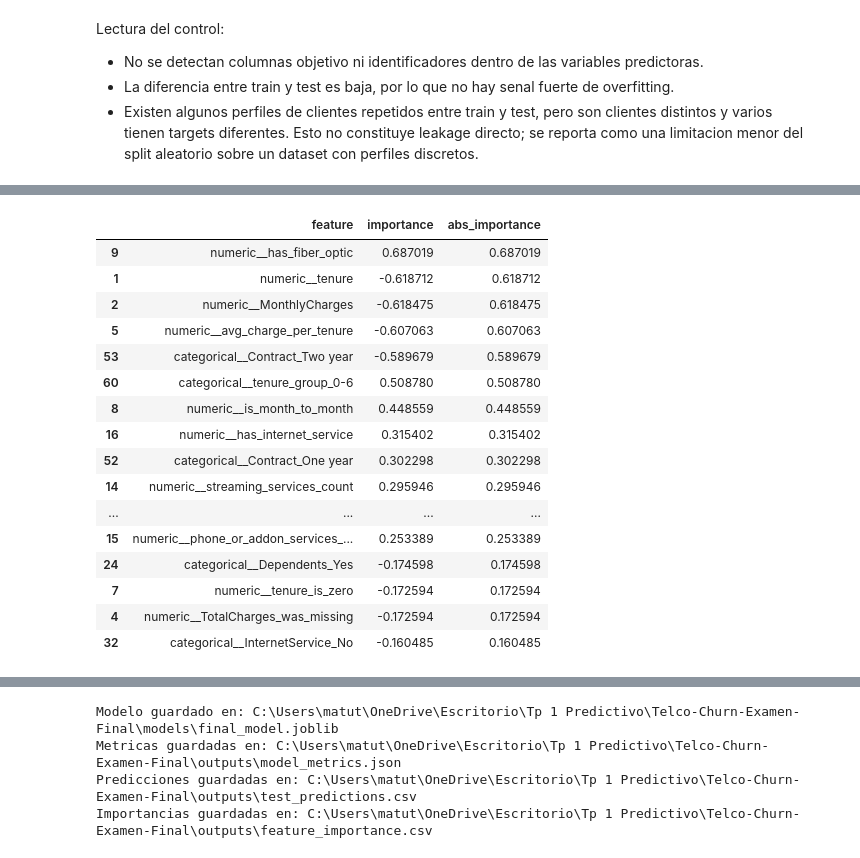
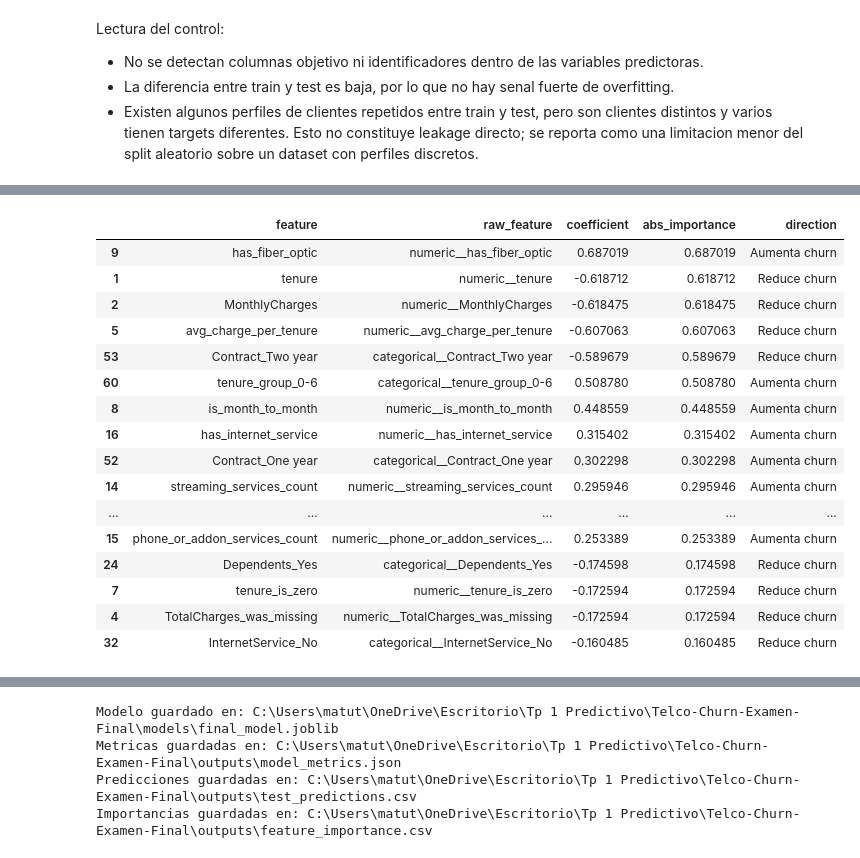
Before and after one commit to matigold22/Final_Predictiva, a Jupyter notebook: notebooks/01_train_final_model.ipynb, the cells around one changed output, grey strips where cells are left out. Saved outputs shown, nothing was run; the diff lists cells and outputs as text; code cells hidden in the pictures.

```diff
--- a/notebooks/01_train_final_model.ipynb
+++ b/notebooks/01_train_final_model.ipynb
@@ -634,45 +639,53 @@ Estas importancias deben leerse como senales predictivas, no como causalidad. Po
 # %%
+from sklearn.inspection import permutation_importance
+import shap
+
+def clean_feature_name(name: str) -> str:
+    return (
+        name
+        .replace("numeric__", "")
+        .replace("categorical__", "")
+    )
+
 def get_feature_names(fitted_pipeline):
     pre = fitted_pipeline.named_steps["preprocessor"]
     return pre.get_feature_names_out()
 
 feature_names = get_feature_names(final_model)
+clean_feature_names = [clean_feature_name(name) for name in feature_names]
 model_step = final_model.named_steps["model"]
 
-if hasattr(model_step, "coef_"):
-    importance = pd.DataFrame({
-        "feature": feature_names,
-        "importance": model_step.coef_[0],
-    })
-    importance["abs_importance"] = importance["importance"].abs()
-    importance = importance.sort_values("abs_importance", ascending=False)
-elif hasattr(model_step, "feature_importances_"):
-    importance = pd.DataFrame({
-        "feature": feature_names,
-        "importance": model_step.feature_importances_,
-    })
-    importance["abs_importance"] = importance["importance"].abs()
-    importance = importance.sort_values("abs_importance", ascending=False)
-else:
-    importance = pd.DataFrame({"feature": feature_names, "importance": np.nan, "abs_importance": np.nan})
+coef_importance = pd.DataFrame({
+    "feature": clean_feature_names,
+    "raw_feature": feature_names,
+    "coefficient": model_step.coef_[0],
+})
+coef_importance["abs_importance"] = coef_importance["coefficient"].abs()
+coef_importance["direction"] = np.where(coef_importance["coefficient"] >= 0, "Aumenta churn", "Reduce churn")
+coef_importance = coef_importance.sort_values("abs_importance", ascending=False)
+coef_importance.to_csv(OUTPUTS_DIR / "feature_importance_coefficients.csv", index=False)
 
-importance.head(20)
+# Se mantiene este nombre historico para compatibilidad con README/outputs previos.
+importance = coef_importance.rename(columns={"coefficient": "importance"}).copy()
+importance.to_csv(OUTPUTS_DIR / "feature_importance.csv", index=False)
+
+coef_importance.head(20)
 # %% [output]
-|  | feature | importance | abs_importance |
-| 9 | numeric__has_fiber_optic | 0.687019 | 0.687019 |
-| 1 | numeric__tenure | -0.618712 | 0.618712 |
-| 2 | numeric__MonthlyCharges | -0.618475 | 0.618475 |
-| 5 | numeric__avg_charge_per_tenure | -0.607063 | 0.607063 |
-| 53 | categorical__Contract_Two year | -0.589679 | 0.589679 |
-| 60 | categorical__tenure_group_0-6 | 0.508780 | 0.508780 |
-| 8 | numeric__is_month_to_month | 0.448559 | 0.448559 |
-| 16 | numeric__has_internet_service | 0.315402 | 0.315402 |
-| 52 | categorical__Contract_One year | 0.302298 | 0.302298 |
-| 14 | numeric__streaming_services_count | 0.295946 | 0.295946 |
-| ... | ... | ... | ... |
-| 15 | numeric__phone_or_addon_services_... | 0.253389 | 0.253389 |
-| 24 | categorical__Dependents_Yes | -0.174598 | 0.174598 |
-| 7 | numeric__tenure_is_zero | -0.172594 | 0.172594 |
-| 4 | numeric__TotalCharges_was_missing | -0.172594 | 0.172594 |
-| 32 | categorical__InternetService_No | -0.160485 | 0.160485 |
+|  | feature | raw_feature | coefficient | abs_importance | direction |
+| 9 | has_fiber_optic | numeric__has_fiber_optic | 0.687019 | 0.687019 | Aumenta churn |
+| 1 | tenure | numeric__tenure | -0.618712 | 0.618712 | Reduce churn |
+| 2 | MonthlyCharges | numeric__MonthlyCharges | -0.618475 | 0.618475 | Reduce churn |
+| 5 | avg_charge_per_tenure | numeric__avg_charge_per_tenure | -0.607063 | 0.607063 | Reduce churn |
+| 53 | Contract_Two year | categorical__Contract_Two year | -0.589679 | 0.589679 | Reduce churn |
+| 60 | tenure_group_0-6 | categorical__tenure_group_0-6 | 0.508780 | 0.508780 | Aumenta churn |
+| 8 | is_month_to_month | numeric__is_month_to_month | 0.448559 | 0.448559 | Aumenta churn |
+| 16 | has_internet_service | numeric__has_internet_service | 0.315402 | 0.315402 | Aumenta churn |
+| 52 | Contract_One year | categorical__Contract_One year | 0.302298 | 0.302298 | Aumenta churn |
+| 14 | streaming_services_count | numeric__streaming_services_count | 0.295946 | 0.295946 | Aumenta churn |
+| ... | ... | ... | ... | ... | ... |
+| 15 | phone_or_addon_services_count | numeric__phone_or_addon_services_... | 0.253389 | 0.253389 | Aumenta churn |
+| 24 | Dependents_Yes | categorical__Dependents_Yes | -0.174598 | 0.174598 | Reduce churn |
+| 7 | tenure_is_zero | numeric__tenure_is_zero | -0.172594 | 0.172594 | Reduce churn |
+| 4 | TotalCharges_was_missing | numeric__TotalCharges_was_missing | -0.172594 | 0.172594 | Reduce churn |
+| 32 | InternetService_No | categorical__InternetService_No | -0.160485 | 0.160485 | Reduce churn |
 # %%
```
Also changed, not shown: parts of 9 cells of this notebook, 8 other files.
